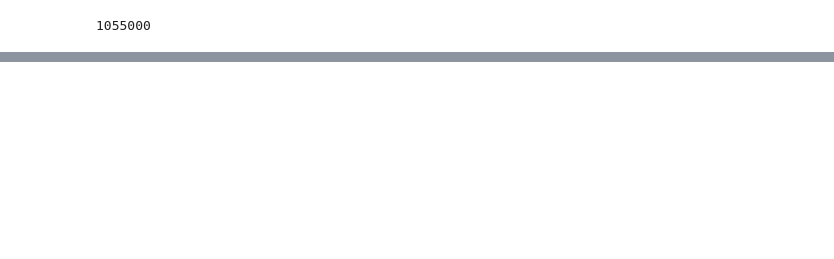
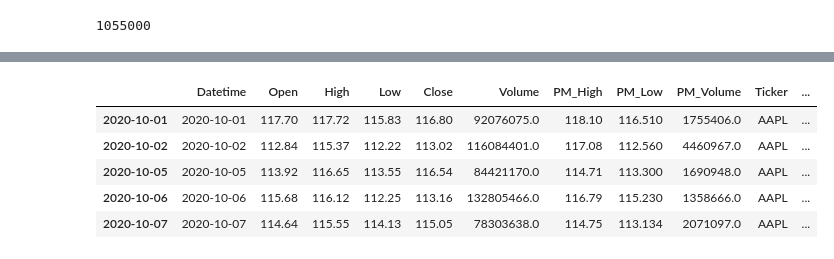
Before and after one commit to danielwang730/Trading-Strategies-With-ML, a Jupyter notebook: 02 Double Time Series LSTM Models/00_Double_Time_Series_LSTM_Models.ipynb, the cells around one changed output, grey strips where cells are left out. Cells and saved outputs as stored; diff of their text form; code cells hidden in the pictures; blank space fills up the shorter version.

```diff
--- a/02 Double Time Series LSTM Models/00_Double_Time_Series_LSTM_Models.ipynb
+++ b/02 Double Time Series LSTM Models/00_Double_Time_Series_LSTM_Models.ipynb
@@ -289,0 +327,26 @@ pd.concat([AAPL_df, MSFT_df])[1050:1060]
+# %%
+# Getting difference between close price and open price (outcome variables)
+data_df["Close_Open_Diff"] = data_df["Close"] - data_df["Open"]
+data_df["Close_Open_Diff_Perc"] = (data_df["Close"] - data_df["Open"]) / data_df["Open"] * 100
+
+# Getting binary classification for whether a stock ended positive (1) or negative/zero (0)
+data_df["Close_Open_Diff_Binary"] = data_df["Close_Open_Diff"] > 0
+
+# Getting ternary classification for whether a stock ended positive (2), negative (0), or not much change (1)
+close_open_conditions = [
+    data_df['Close_Open_Diff_Perc'] > 0.5,       # Close price was at least 0.5% higher than Open price
+    (data_df['Close_Open_Diff_Perc'] >= -0.5) &  # Close price was between -0.5% and 0.5% of Open price
+        (data_df['Close_Open_Diff_Perc'] <= 0.5),
+    data_df['Close_Open_Diff_Perc'] < -0.5       # Close price was at least 0.5% lower than Open price
+]
+close_open_choices = [2, 1, 0]  # Defining choices corresponding to conditions
+data_df['Close_Open_Diff_Ternary'] = np.select(close_open_conditions, close_open_choices)  # Applying conditions
+
+data_df.head()
+# %% [output]
+|  | Datetime | Open | High | Low | Close | Volume | PM_High | PM_Low | PM_Volume | Ticker | ... |
+| 2020-10-01 | 2020-10-01 | 117.70 | 117.72 | 115.83 | 116.80 | 92076075.0 | 118.10 | 116.510 | 1755406.0 | AAPL | ... |
+| 2020-10-02 | 2020-10-02 | 112.84 | 115.37 | 112.22 | 113.02 | 116084401.0 | 117.08 | 112.560 | 4460967.0 | AAPL | ... |
+| 2020-10-05 | 2020-10-05 | 113.92 | 116.65 | 113.55 | 116.54 | 84421170.0 | 114.71 | 113.300 | 1690948.0 | AAPL | ... |
+| 2020-10-06 | 2020-10-06 | 115.68 | 116.12 | 112.25 | 113.16 | 132805466.0 | 116.79 | 115.230 | 1358666.0 | AAPL | ... |
+| 2020-10-07 | 2020-10-07 | 114.64 | 115.55 | 114.13 | 115.05 | 78303638.0 | 114.75 | 113.134 | 2071097.0 | AAPL | ... |
```
Also changed, not shown: parts of 20 cells of this notebook, 1 other file.
